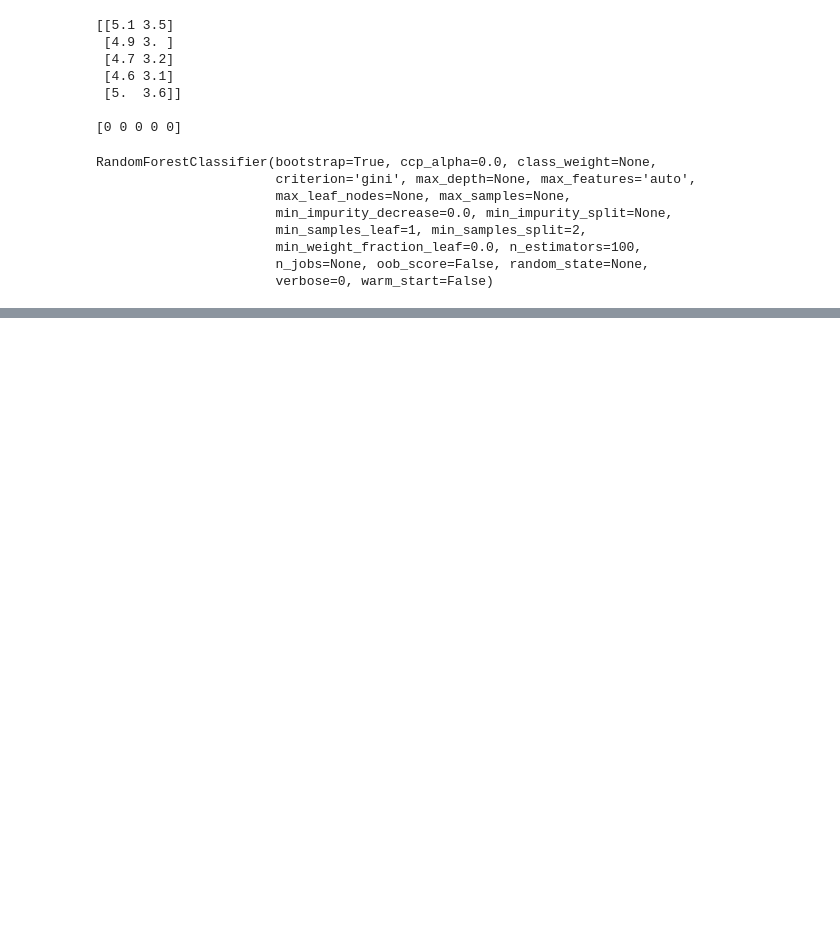
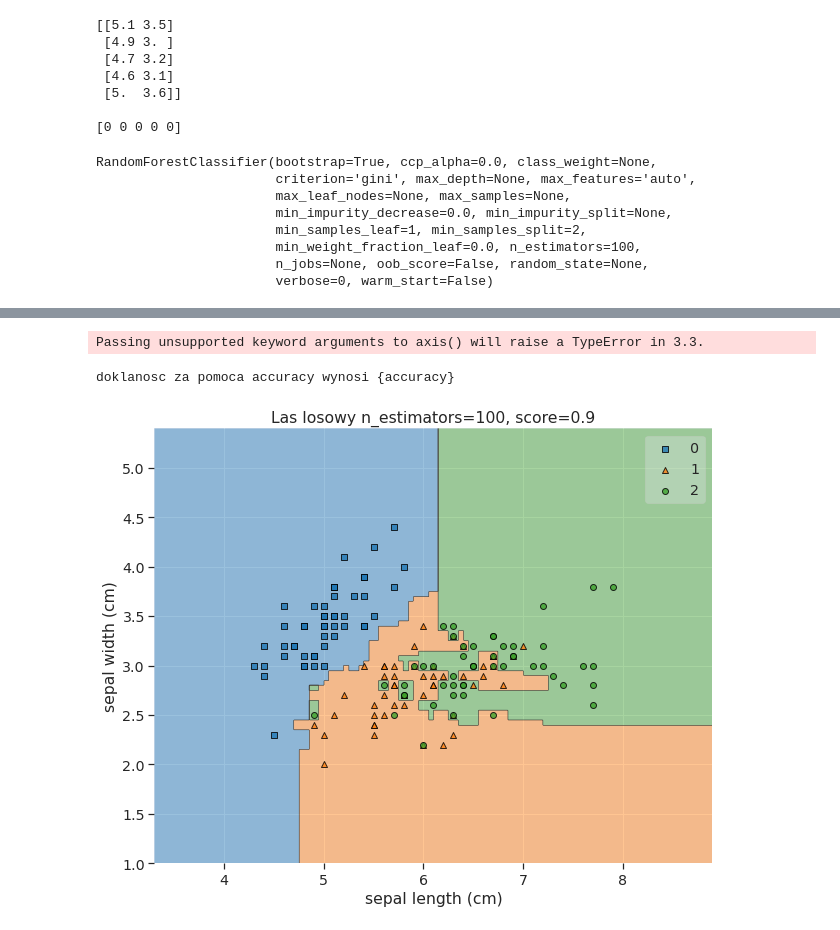
Before and after one commit to Maro94/175IC-machine-learning, a Jupyter notebook: lab5.ipynb, the cells around one changed output, grey strips where cells are left out. Cells and saved outputs as stored; diff of their text form; code cells hidden in the pictures; blank space fills up the shorter version.

```diff
--- a/lab5.ipynb
+++ b/lab5.ipynb
@@ -69,0 +106,38 @@ Counter({0: 47, 1: 3})
+# %%
+
+from sklearn.datasets import load_iris
+from sklearn.model_selection import train_test_split
+raw_data=load_iris()
+all_data=raw_data.copy()
+data=all_data['data']
+target=all_data['target']
+feature_names=all_data['feature_names']
+target_names=all_data['target_names']
+
+df=pd.DataFrame(data=np.c_[data,target],columns=feature_names+['target'])
+data = data[:,[0,1]]
+target = df['target'].apply(int).values
+#zadanie1
+x_train, x_test, y_train, y_test = train_test_split(data,target,test_size=0.3)
+
+from sklearn.ensemble import RandomForestClassifier
+from mlxtend.plotting import plot_decision_regions
+classifier=RandomForestClassifier(n_estimators=100)
+classifier.fit(x_train,y_train)
+plt.figure(figsize=(10,8))
+plot_decision_regions(data, target, classifier)
+plt.xlabel(feature_names[0])
+plt.ylabel(feature_names[1])
+plt.title(f'Las losowy n_estimators=100, score={np.round(classifier.score(data, target),2)}')
+plt.show
+#zadanie2
+from sklearn.metrics import accuracy_score
+classifier=RandomForestClassifier(n_estimators=20)
+classifier.fit(x_train,y_train)
+y_test1=classfier.predict(x_test)
+accuracy=accuracy_score(y_test,y_test1)
+print(f'doklanosc za pomoca accuracy wynosi ''{accuracy}\n')
+# %% [output]
+Passing unsupported keyword arguments to axis() will raise a TypeError in 3.3.
+doklanosc za pomoca accuracy wynosi {accuracy}
+[figure, added]
```
Also changed, not shown: parts of 3 cells of this notebook.
